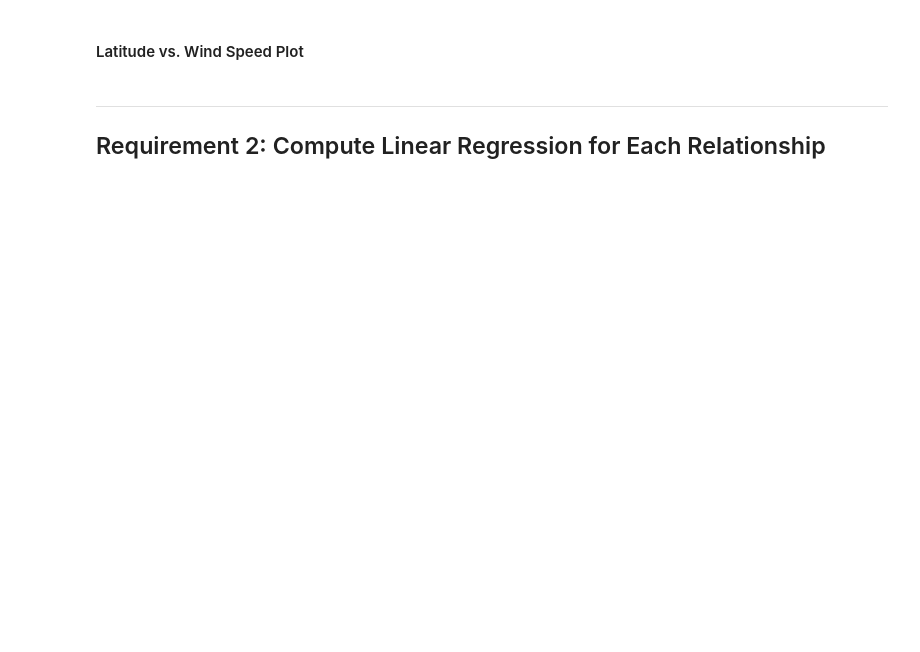
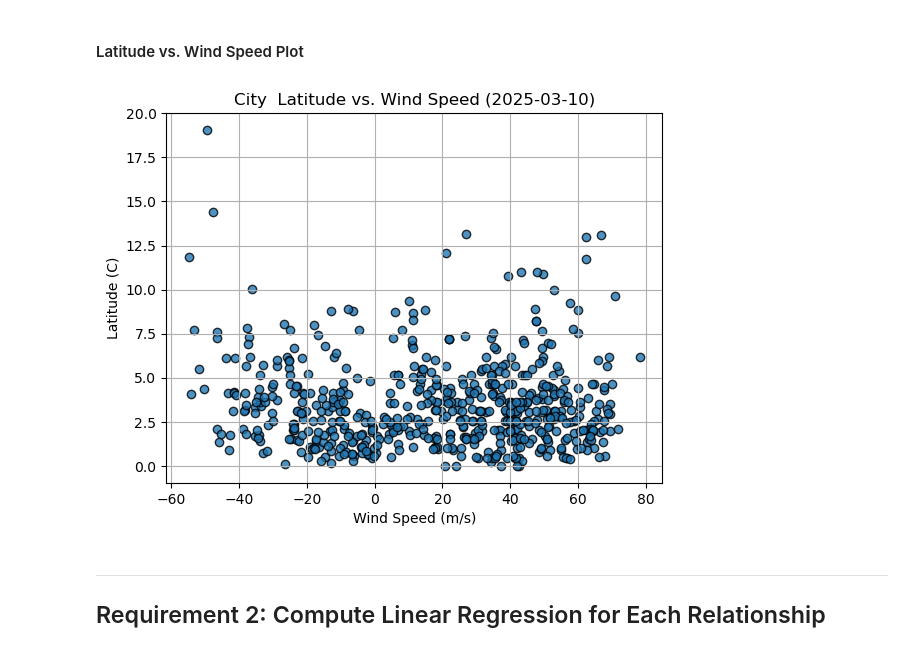
Before and after one commit to Ebauer286/python-api-challenge, a Jupyter notebook: WeatherPy/WeatherPy.ipynb, the cells around one changed output. Saved outputs shown, nothing was run; the diff lists cells and outputs as text; code cells hidden in the pictures; blank space fills up the shorter version.

```diff
--- a/WeatherPy/WeatherPy.ipynb
+++ b/WeatherPy/WeatherPy.ipynb
@@ -270,26 +299,28 @@ plt.show()
 # %%
 # Build the scatter plots for latitude vs. wind speed
 plt.scatter(
     city_data_df["Lat"],
     city_data_df["Wind Speed"],
     edgecolor="black",
     linewidths=1,
     marker="o",
     alpha=0.8,
     label="Cities"
 )
 
 # Incorporate the other graph properties
-plt.title("City  Latitude vs. Wind Speed (%s)" % time.strftime("%Y-%m-%d))
+plt.title("City  Latitude vs. Wind Speed (%s)" % time.strftime("%Y-%m-%d"))
 plt.xlabel("Wind Speed (m/s)")
 plt.ylabel("Latitude (C)")
 plt.grid(True)
 
 # Save the figure
 plt.savefig("output_data/Fig4.png")
 
 # Show plot
 plt.show()
+# %% [output]
+[figure, added]
 # %% [markdown]
 ---
 
```
Also changed, not shown: parts of 23 cells of this notebook.
